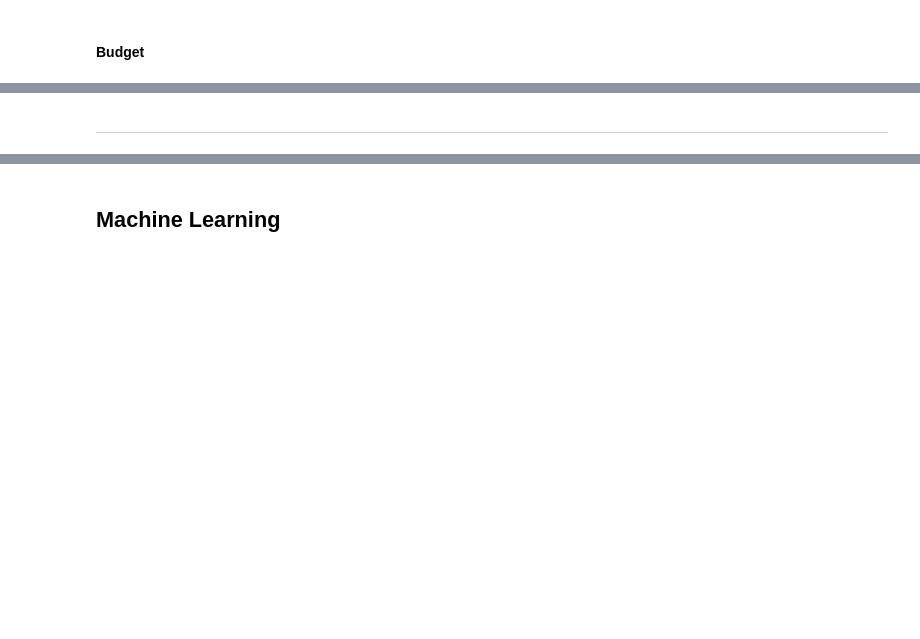
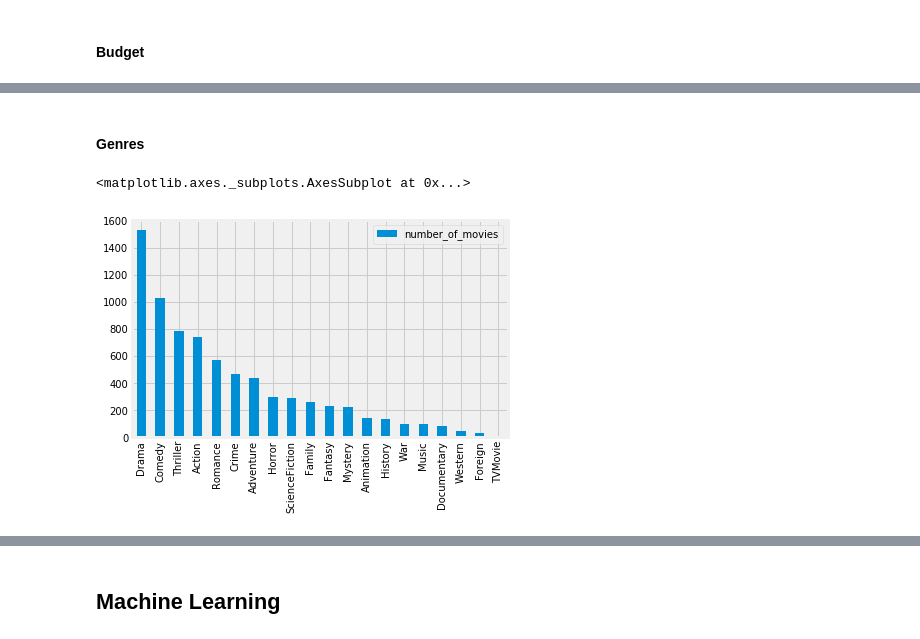
Before and after one commit to praxitelisk/TMDB-Box-Office-Prediction, a Jupyter notebook: TMDB Box Office Prediction EDA + ML.ipynb, the cells around one changed output, grey strips where cells are left out. Saved outputs shown, nothing was run; the diff lists cells and outputs as text; code cells hidden in the pictures; blank space fills up the shorter version.

```diff
--- a/TMDB Box Office Prediction EDA + ML.ipynb
+++ b/TMDB Box Office Prediction EDA + ML.ipynb
@@ -106,2 +111,31 @@ sns.distplot(a=train_df.budget, kde = False, ax = ax[1])
-# %% [markdown]
-______________________________
+# %% [markdown]
+#### Genres
+# %%
+
+def genres_preprocessing(elem):
+    string = str(elem)
+    str1 = string.replace(']','').replace('[','').replace('{','').replace('}','').replace('\'','').replace(' ','').replace("name", "").replace("id", "").replace(":", "")
+    ll = str1.split(",")[1::2]
+    return ll
+
+#train_df["genres"].apply(lambda l: genres_preprocessing(l))
+train_df["genres_processed"] = train_df.genres.apply(lambda elem: genres_preprocessing(elem))
+
+genres_dict = dict()
+
+for genre in train_df["genres_processed"]:
+    for elem in genre:
+        if elem not in genres_dict:
+            genres_dict[elem] = 1
+        else:
+            genres_dict[elem] += 1
+
+
+
+genres_df = pd.DataFrame.from_dict(genres_dict, orient='index')
+genres_df.columns = ["number_of_movies"]
+genres_df = genres_df.sort_values(by="number_of_movies", ascending=False)
+genres_df.plot.bar()
+# %% [output]
+<matplotlib.axes._subplots.AxesSubplot at 0x...>
+[figure, added]
```
Also changed, not shown: parts of 8 cells of this notebook.
